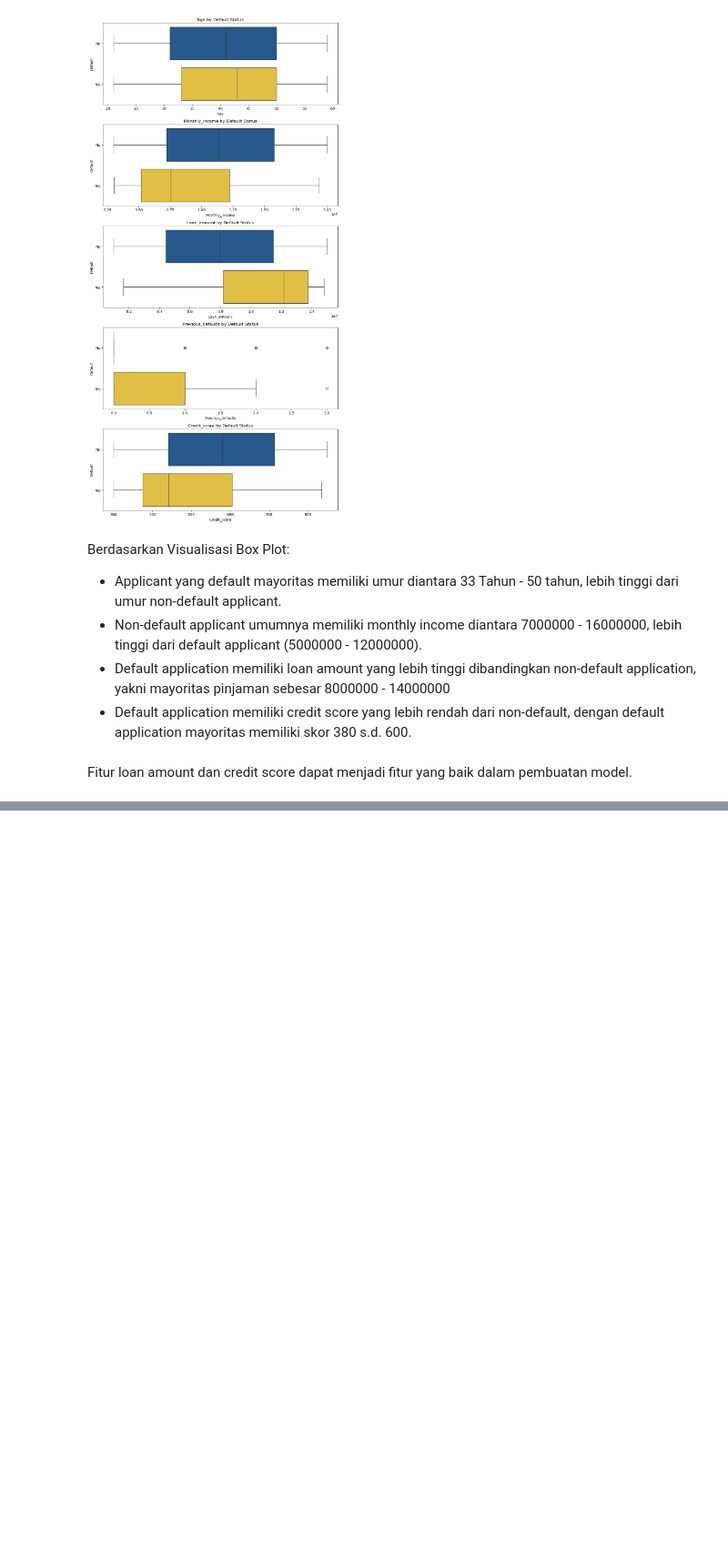
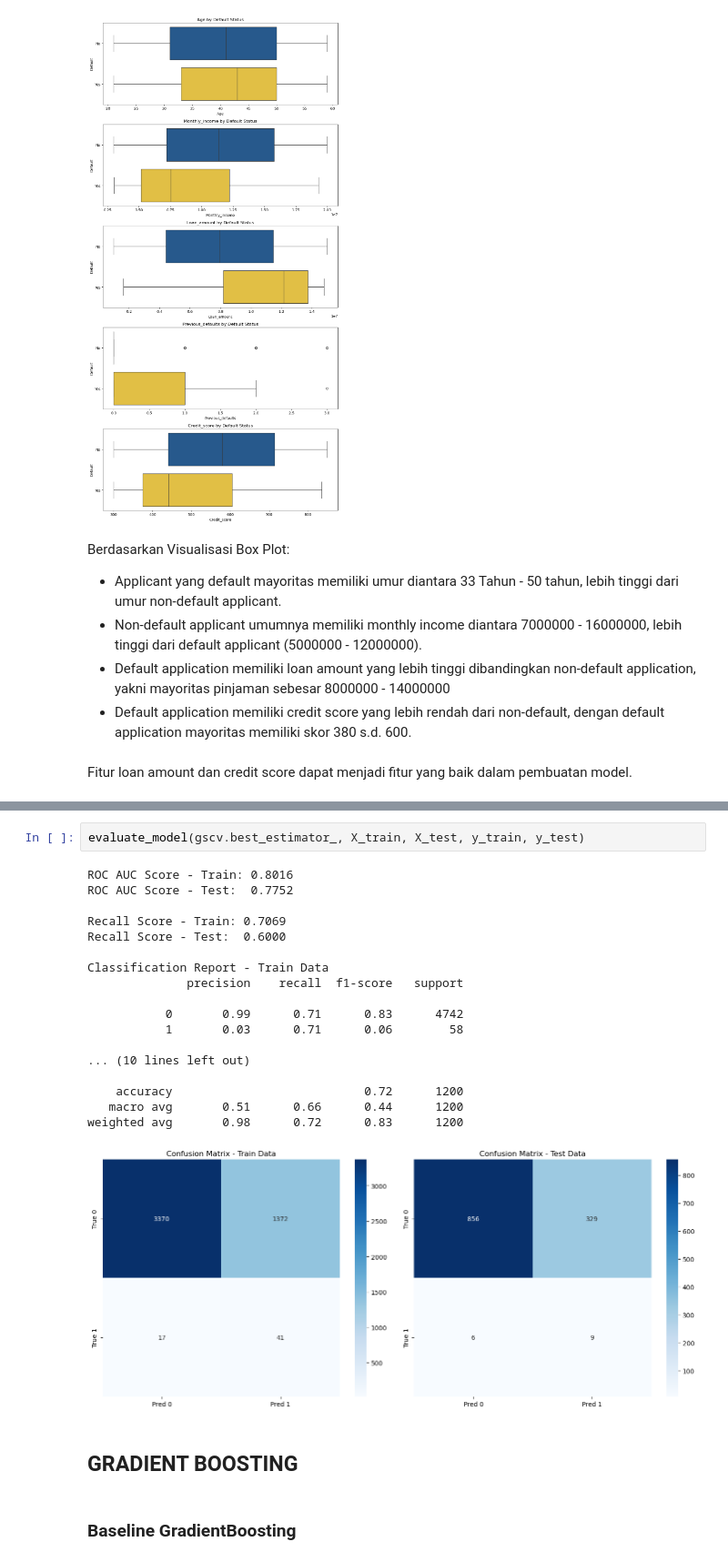
Before and after one commit to Angga-Sukma-Budi-Darmawan/ds-takehome, a Jupyter notebook: notebook/B_modelling.ipynb, the cells around one changed output, grey strips where cells are left out. Shown at 91% size. Cells and saved outputs as stored; diff of their text form; blank space fills up the shorter version.

```diff
--- a/notebook/B_modelling.ipynb
+++ b/notebook/B_modelling.ipynb
@@ -291,0 +590,25 @@ Fitur loan amount dan credit score dapat menjadi fitur yang baik dalam pembuatan
+# %%
+evaluate_model(gscv.best_estimator_, X_train, X_test, y_train, y_test)
+# %% [output]
+ROC AUC Score - Train: 0.8016
+ROC AUC Score - Test:  0.7752
+
+Recall Score - Train: 0.7069
+Recall Score - Test:  0.6000
+
+Classification Report - Train Data
+              precision    recall  f1-score   support
+
+           0       0.99      0.71      0.83      4742
+           1       0.03      0.71      0.06        58
+
+... (10 lines left out)
+
+    accuracy                           0.72      1200
+   macro avg       0.51      0.66      0.44      1200
+weighted avg       0.98      0.72      0.83      1200
+[figure, added]
+# %% [markdown]
+## GRADIENT BOOSTING
+# %% [markdown]
+### Baseline GradientBoosting
```
Also changed, not shown: parts of 34 cells of this notebook.
